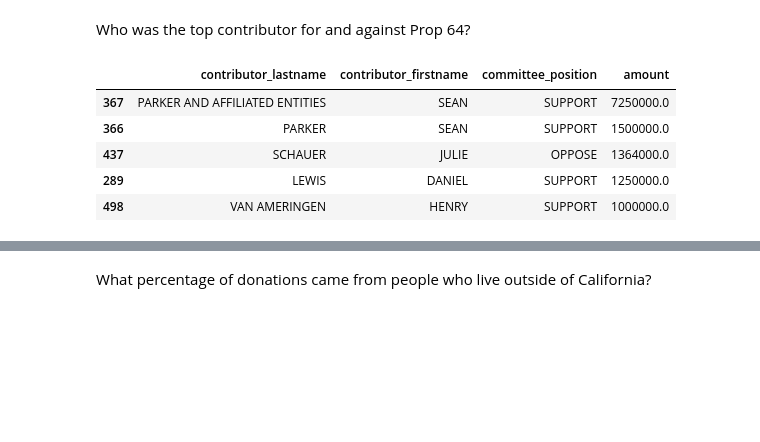
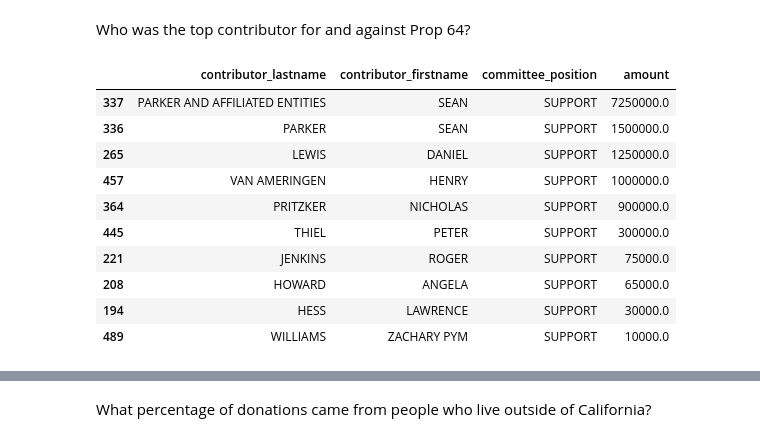
Before and after one commit to alexandrakh00/first-python-notebook, a Jupyter notebook: prop-64-analysis.ipynb, the cells around one changed output, grey strips where cells are left out. Drawn from its saved outputs; the diff is of its cells as text; code cells hidden in the pictures; blank space fills up the shorter version.

```diff
--- a/prop-64-analysis.ipynb
+++ b/prop-64-analysis.ipynb
@@ -9,3 +11,7 @@ props = pd.read_csv('http://www.firstpythonnotebook.org/_static/committees.csv')
+# %%
+response = requests.get("http://www.firstpythonnotebook.org/_static/committees.csv")
+file = io.StringIO(response.content.decode('utf-8'))
+props = pd.read_csv(file)
 # %%
 props.head(3)
 # %% [output]
@@ -34,3 +38,7 @@ contribs = pd.read_csv('http://www.firstpythonnotebook.org/_static/contributions
+# %%
+response2 = requests.get("http://www.firstpythonnotebook.org/_static/contributions.csv")
+file2 = io.StringIO(response2.content.decode('utf-8'))
+contribs = pd.read_csv(file2)
 # %%
 contribs.head(3)
 # %% [output]
@@ -307,12 +315,17 @@ merged.groupby('committee_name_x').amount.sum().reset_index().sort_values('amoun
 # %% [markdown]
 Who was the top contributor for and against Prop 64?
 # %%
-merged.groupby(['contributor_lastname','contributor_firstname','committee_position']).amount.sum().reset_index().sort_values('amount',ascending = False).head(5)
-#merged[(merged.contributor_firstname == 'SEAN')& (merged.contributor_lastname == 'PARKER')]
+top_supporters = support.groupby(['contributor_lastname','contributor_firstname','committee_position']).amount.sum().reset_index().sort_values('amount',ascending = False).head(10)
+top_supporters.head(10)
 # %% [output]
 |  | contributor_lastname | contributor_firstname | committee_position | amount |
-| 367 | PARKER AND AFFILIATED ENTITIES | SEAN | SUPPORT | 7250000.0 |
-| 366 | PARKER | SEAN | SUPPORT | 1500000.0 |
-| 437 | SCHAUER | JULIE | OPPOSE | 1364000.0 |
-| 289 | LEWIS | DANIEL | SUPPORT | 1250000.0 |
-| 498 | VAN AMERINGEN | HENRY | SUPPORT | 1000000.0 |
+| 337 | PARKER AND AFFILIATED ENTITIES | SEAN | SUPPORT | 7250000.0 |
+| 336 | PARKER | SEAN | SUPPORT | 1500000.0 |
+| 265 | LEWIS | DANIEL | SUPPORT | 1250000.0 |
+| 457 | VAN AMERINGEN | HENRY | SUPPORT | 1000000.0 |
+| 364 | PRITZKER | NICHOLAS | SUPPORT | 900000.0 |
+| 445 | THIEL | PETER | SUPPORT | 300000.0 |
+| 221 | JENKINS | ROGER | SUPPORT | 75000.0 |
+| 208 | HOWARD | ANGELA | SUPPORT | 65000.0 |
+| 194 | HESS | LAWRENCE | SUPPORT | 30000.0 |
+| 489 | WILLIAMS | ZACHARY PYM | SUPPORT | 10000.0 |
```
Also changed, not shown: parts of 19 cells of this notebook.
